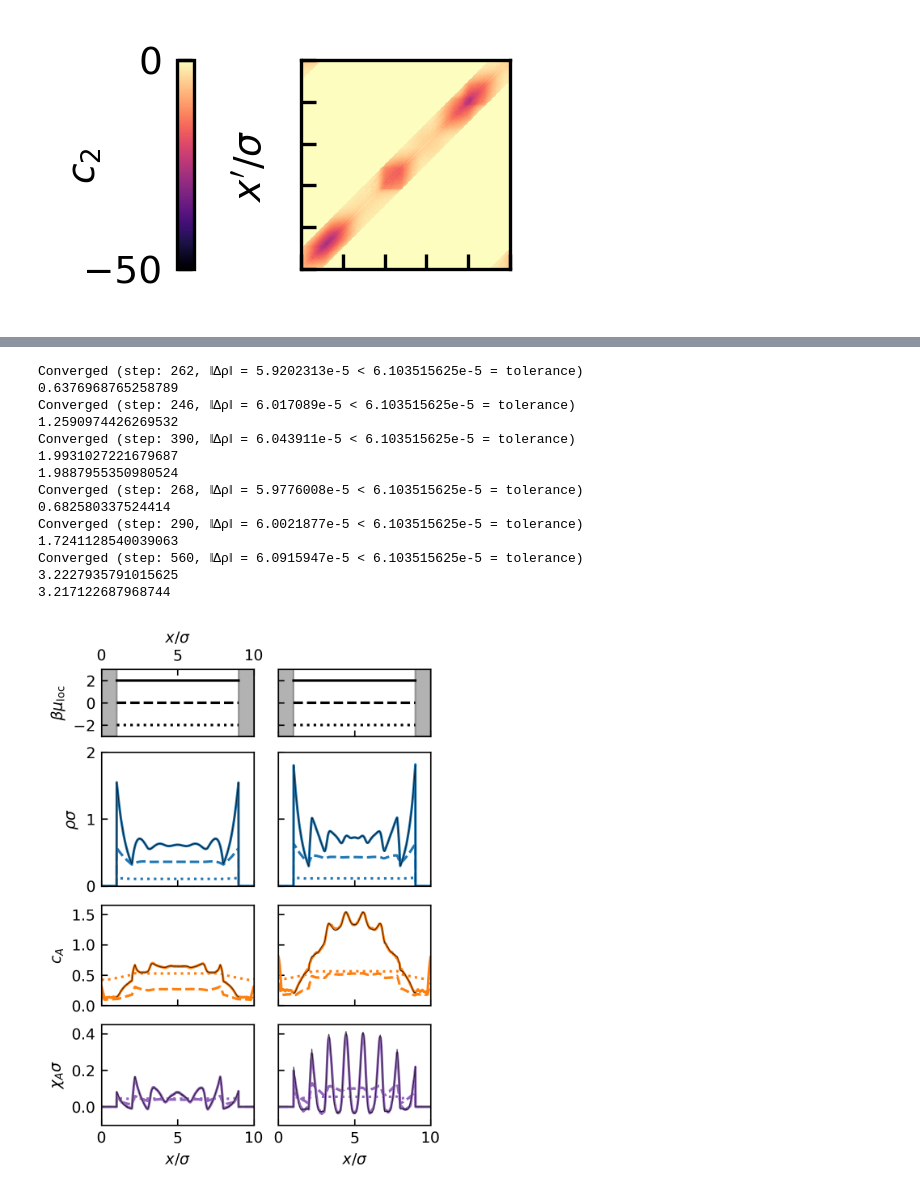
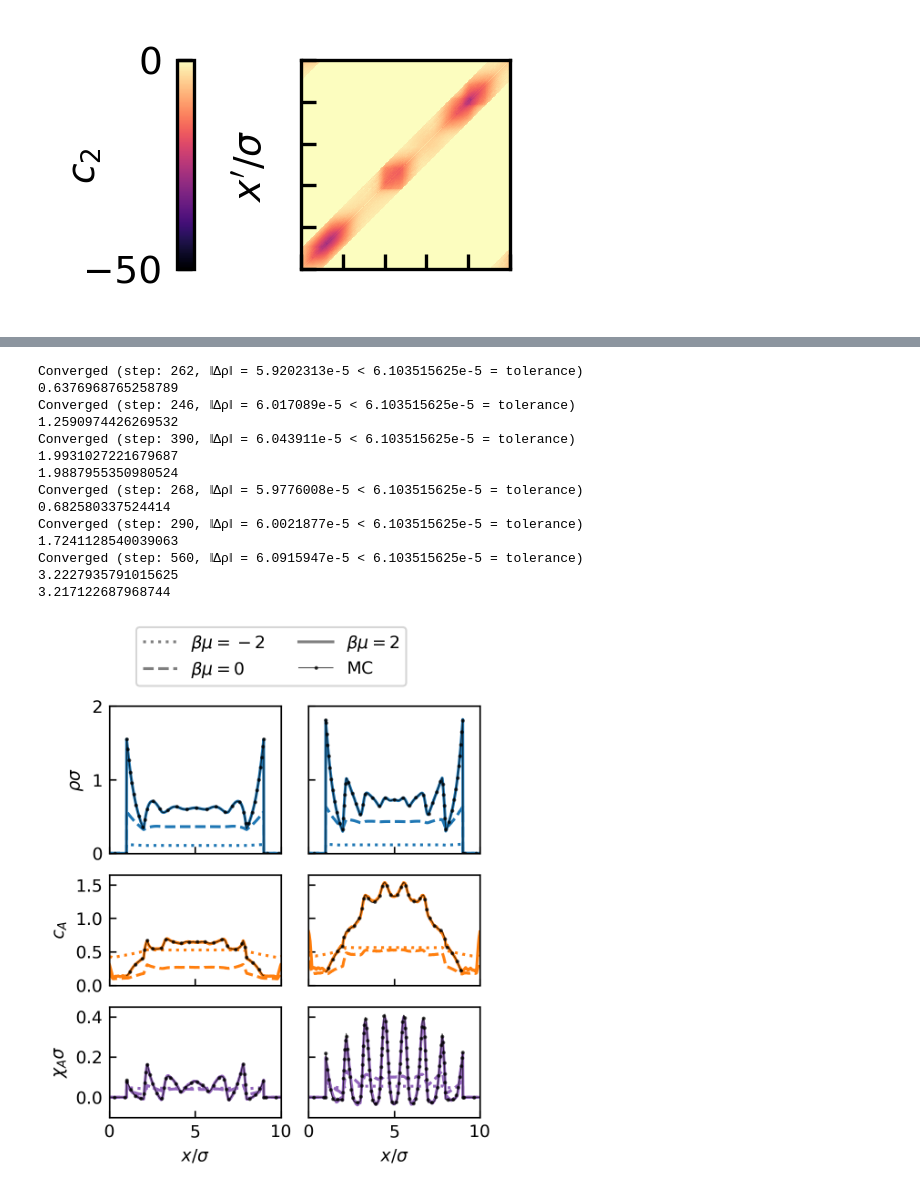
Before and after one commit to sfalmo/HyperDFT, a Jupyter notebook: plots.ipynb, the cells around one changed output, grey strips where cells are left out. Saved outputs shown, nothing was run; the diff lists cells and outputs as text; code cells hidden in the pictures.

Commit message:
Update plots

```diff
--- a/plots.ipynb
+++ b/plots.ipynb
@@ -164,7 +160,7 @@ xs = dx/2:dx:L
 μs = [-2, 0, 2]
 linestyles = [:dotted, :dashed, :solid]
 
-fig, ax = subplots(4, 2, figsize=(3.3, 4.5), sharex=true, sharey="row", height_ratios=[1.0, 2, 1.5, 1.5], layout="constrained")
+fig, ax = subplots(3, 2, figsize=(3.3, 4.0), sharex=true, sharey="row", height_ratios=[2, 1.5, 1.5], layout="constrained")
 
 for (p, particles) in enumerate(["HR", "SW1.2"])
     BSON.@load "model_$(particles).bson" model
@@ -176,9 +172,8 @@ for (p, particles) in enumerate(["HR", "SW1.2"])
         Vext(x) = x < xwall || x > L - xwall ? Inf : 0
         xs, ρ = minimize(L, μs[i], T, Vext, c1)
         c_A = c_cluster(ρ)
-        ax[1,p].plot(xs, μs[i] .- Vext.(xs), color="black", linestyle=linestyles[i])
-        ax[2,p].plot(xs, ρ, color="tab:blue", linestyle=linestyles[i])
-        ax[3,p].plot(xs, c_A, color="tab:orange", linestyle=linestyles[i])
+        ax[1,p].plot(xs, ρ, color="tab:blue", linestyle=linestyles[i])
+        ax[2,p].plot(xs, c_A, color="tab:orange", linestyle=linestyles[i])
         cluster_prediction = funcintegral(c_cluster, xs, ρ)
         println(cluster_prediction)
         c2_ρ = c2(ρ)
@@ -186,59 +181,59 @@ for (p, particles) in enumerate(["HR", "SW1.2"])
         replace!(A_OZ, Inf=>1000000)
         χ_A = A_OZ \ c_A
         χ_A[ρ .== 0] .= 0
-        ax[4,p].plot(xs, χ_A, color="tab:purple", linestyle=linestyles[i])
+        ax[3,p].plot(xs, χ_A, color="tab:purple", linestyle=linestyles[i])
         if μs[i] == 2.0
             sim_comparison = load("application_comparison/$(particles).jld2")
             results = sim_comparison["results"]
             println(results.scalar["cluster"])
             xs_sim, ρ_sim, χ_N_sim, χ_cluster_sim = results.xs, results.onebody["ρ"], results.onebody["χ_N"], results.onebody["χ_cluster"]
             c2_ρ_sim = c2(ρ_sim)
             c_cluster_sim = χ_cluster_sim ./ ρ_sim .- c2_ρ_sim * χ_cluster_sim * dx
-            ax[2,p].plot(xs_sim, ρ_sim, color="black", linewidth=0.5, alpha=0.7)
-            ax[3,p].plot(xs_sim, c_cluster_sim, color="black", linewidth=0.5, alpha=0.7)
-            ax[4,p].plot(xs_sim, χ_cluster_sim, color="black", linewidth=0.5, alpha=0.7)
+            ax[1,p].plot(xs_sim, ρ_sim, color="black", linewidth=0.5, alpha=0.7, marker=".", markersize=2, markevery=(0.025, 0.05))
+            ax[2,p].plot(xs_sim, c_cluster_sim, color="black", linewidth=0.5, alpha=0.7, marker=".", markersize=2, markevery=(0.025, 0.05))
+            ax[3,p].plot(xs_sim, χ_cluster_sim, color="black", linewidth=0.5, alpha=0.7, marker=".", markersize=2, markevery=(0.025, 0.05))
         end
     end
 end
 
-ax[1,1].axvspan(0, xwall, alpha=0.3, color="black")
-ax[1,1].axvspan(L-xwall, 10, alpha=0.3, color="black")
-ax[1,2].axvspan(0, xwall, alpha=0.3, color="black")
-ax[1,2].axvspan(L-xwall, 10, alpha=0.3, color="black")
-ax[1,1].set_ylim(-3, 3)
-ax[1,1].set_ylabel(L"\beta \mu_\mathrm{loc}")
-ax[1,1].set_yticks(μs)
-ax[1,1].set_xlabel(L"x/\sigma")
-ax[1,1].tick_params(labeltop=true)
-ax[1,1].xaxis.tick_top()
-ax[1,1].xaxis.set_label_position("top")
-ax[2,1].set_ylim(0, 2)
-ax[2,1].set_ylabel(L"\rho \sigma")
-ax[2,1].set_yticks([0, 1, 2])
-ax[3,1].set_ylim(0, 1.65)
-ax[3,1].set_ylabel(L"c_A")
-ax[3,1].set_yticks([0, 0.5, 1, 1.5])
-ax[4,1].set_ylim(-0.1, 0.45)
-ax[4,1].set_ylabel(L"\chi_A \sigma")
+ax[1,1].set_ylim(0, 2)
+ax[1,1].set_ylabel(L"\rho \sigma")
+ax[1,1].set_yticks([0, 1, 2])
+ax[2,1].set_ylim(0, 1.65)
+ax[2,1].set_ylabel(L"c_A")
+ax[2,1].set_yticks([0, 0.5, 1, 1.5])
+ax[3,1].set_ylim(-0.1, 0.45)
+ax[3,1].set_ylabel(L"\chi_A \sigma")
 ax[end,1].set_xlim(0, L)
 ax[end,1].set_xlabel(L"x/\sigma")
 ax[end,2].set_xlabel(L"x/\sigma")
 
+fig.legend([
+        PyPlot.matplotlib.lines.Line2D([0], [0], color="tab:grey", linestyle=:dotted),
+        PyPlot.matplotlib.lines.Line2D([0], [0], color="tab:grey", linestyle=:dashed),
+        PyPlot.matplotlib.lines.Line2D([0], [0], color="tab:grey", linestyle=:solid),
+        PyPlot.matplotlib.lines.Line2D([0], [0], color="black", linestyle=:solid, linewidth=0.5, alpha=0.7, marker=".", markersize=2)
+    ],
+    [L"\beta \mu = -2", L"\beta \mu = 0", L"\beta \mu = 2", "MC"],
+    loc="outside upper center",
+    ncol=2
+)
+
 fig.show()
 fig.savefig("figures/application.pdf")
 # %% [output]
 Converged (step: 262, ‖Δρ‖ = 5.9202313e-5 < 6.103515625e-5 = tolerance)
 0.6376968765258789
 Converged (step: 246, ‖Δρ‖ = 6.017089e-5 < 6.103515625e-5 = tolerance)
 1.2590974426269532
 Converged (step: 390, ‖Δρ‖ = 6.043911e-5 < 6.103515625e-5 = tolerance)
 1.9931027221679687
 1.9887955350980524
 Converged (step: 268, ‖Δρ‖ = 5.9776008e-5 < 6.103515625e-5 = tolerance)
 0.682580337524414
 Converged (step: 290, ‖Δρ‖ = 6.0021877e-5 < 6.103515625e-5 = tolerance)
 1.7241128540039063
 Converged (step: 560, ‖Δρ‖ = 6.0915947e-5 < 6.103515625e-5 = tolerance)
 3.2227935791015625
 3.217122687968744
-[figure, old version]
+[figure, new version]
```
Also changed, not shown: parts of 1 cell of this notebook, 8 other files.
